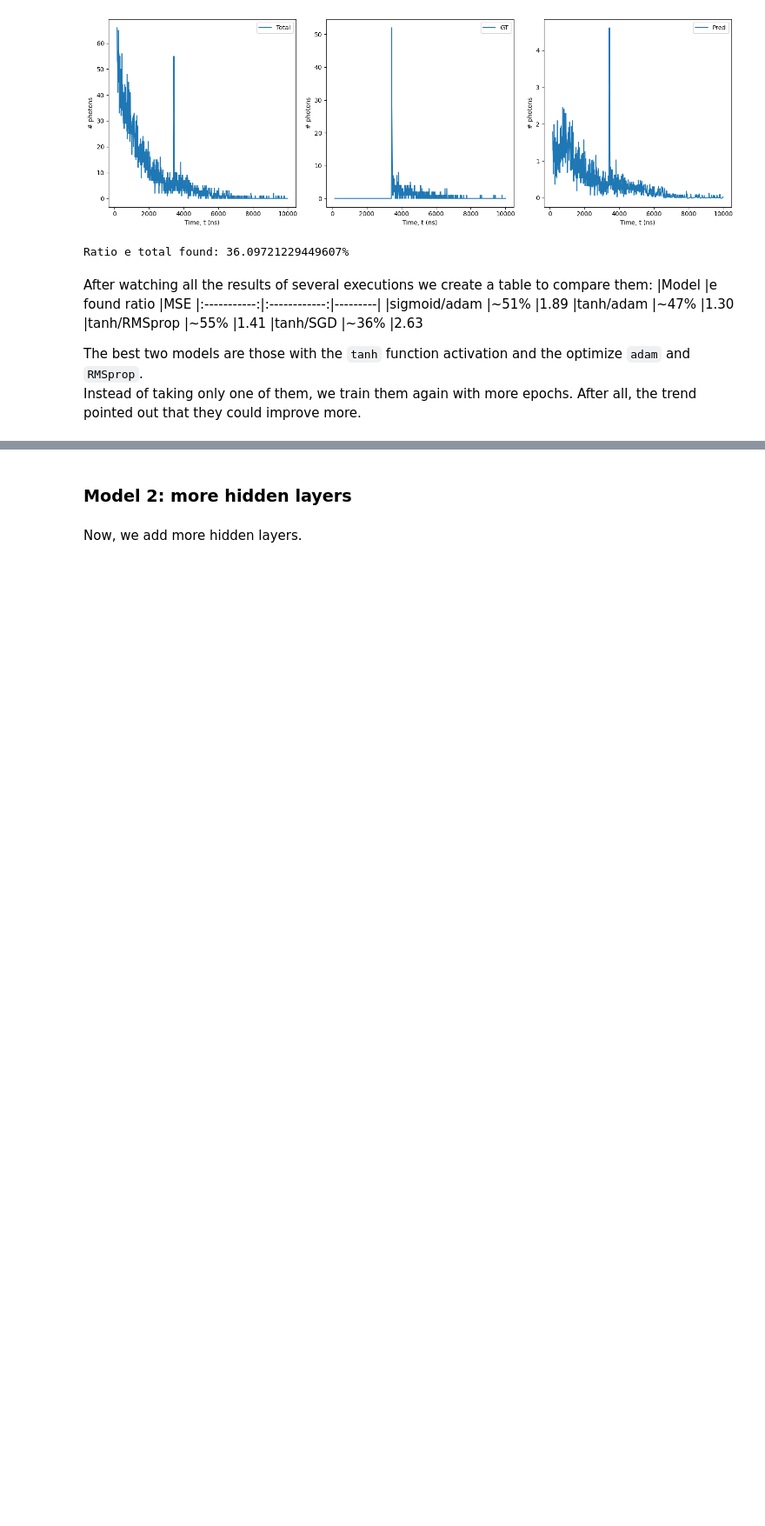
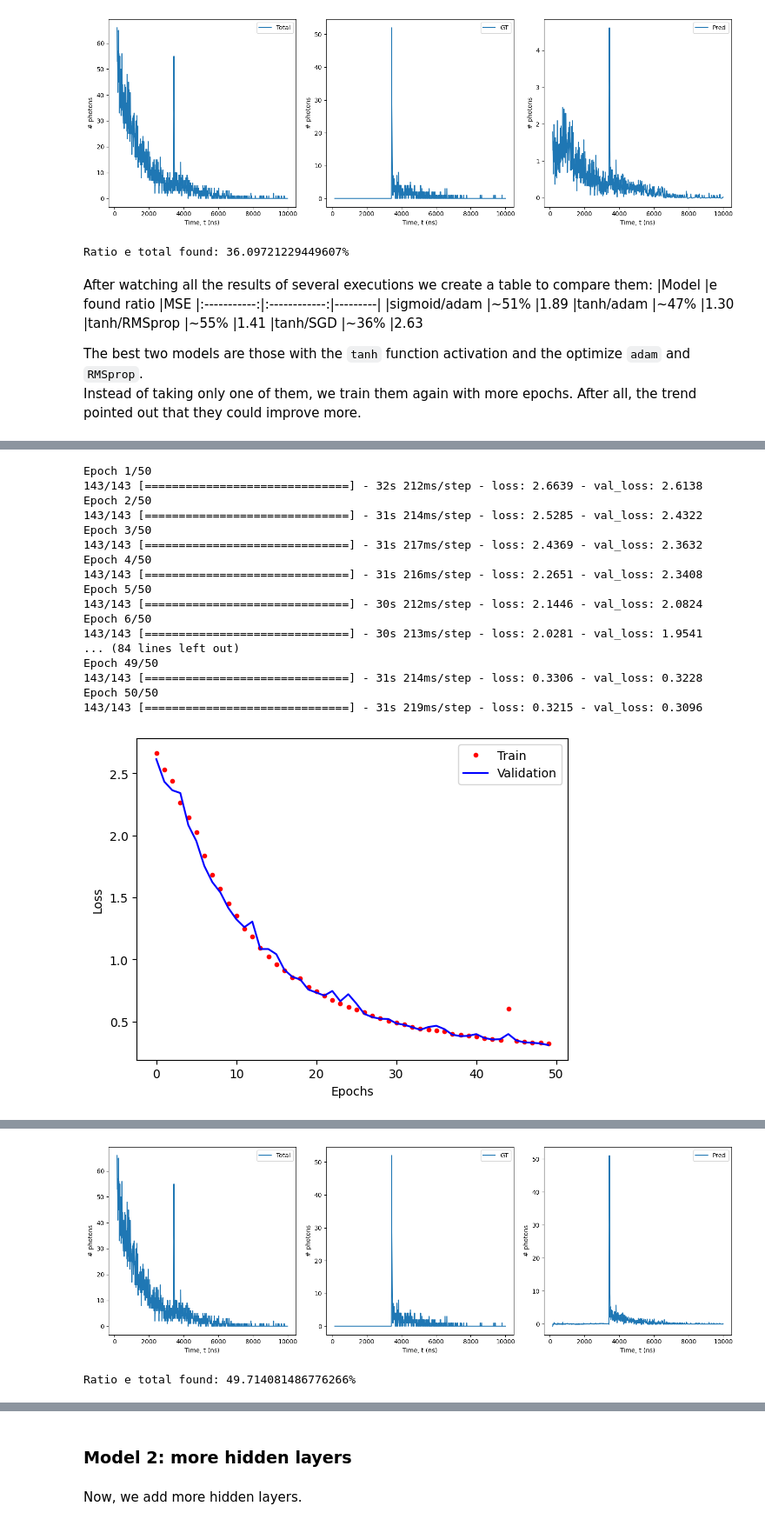
Before and after one commit to JaviGamero/LArTPC_Calibration, a Jupyter notebook: scripts/python/signalDecompose/DL_Algorithms.ipynb, the cells around one changed output, grey strips where cells are left out. Shown at 87% size. Saved outputs shown, nothing was run; the diff lists cells and outputs as text; code cells hidden in the pictures; blank space fills up the shorter version.

```diff
--- a/scripts/python/signalDecompose/DL_Algorithms.ipynb
+++ b/scripts/python/signalDecompose/DL_Algorithms.ipynb
@@ -558,12 +596,34 @@ all, the trend pointed out that they could improve more.
 # %%
+callback = EarlyStopping(monitor='loss', patience=5, restore_best_weights=True,
+                         mode='auto')
+
 model = model_SimpleBidirectional(n_hidden_layers=1,
                                   n_neurons=[64],
                                   activation=['tanh'],
                                   timesteps=timesteps,
                                   features=features)
 
-model.compile(optimizer='adam', loss='mean_squared_error')
+model.compile(optimizer='RMSprop', loss='mean_squared_error')
 history = model.fit(X_train, y_train, batch_size=32, epochs=50,
-                    validation_split=0.3)
+                    validation_split=0.3, callbacks=callback)
 
 testModel(model, history, X_test, y_test)
+# %% [output]
+Epoch 1/50
+143/143 [==============================] - 32s 212ms/step - loss: 2.6639 - val_loss: 2.6138
+Epoch 2/50
+143/143 [==============================] - 31s 214ms/step - loss: 2.5285 - val_loss: 2.4322
+Epoch 3/50
+143/143 [==============================] - 31s 217ms/step - loss: 2.4369 - val_loss: 2.3632
+Epoch 4/50
+143/143 [==============================] - 31s 216ms/step - loss: 2.2651 - val_loss: 2.3408
+Epoch 5/50
+143/143 [==============================] - 30s 212ms/step - loss: 2.1446 - val_loss: 2.0824
+Epoch 6/50
+143/143 [==============================] - 30s 213ms/step - loss: 2.0281 - val_loss: 1.9541
+... (84 lines left out)
+Epoch 49/50
+143/143 [==============================] - 31s 214ms/step - loss: 0.3306 - val_loss: 0.3228
+Epoch 50/50
+143/143 [==============================] - 31s 219ms/step - loss: 0.3215 - val_loss: 0.3096
+[figure, added]
@@ -569,0 +631,2 @@ testModel(model, history, X_test, y_test)
+[figure, added]
+Ratio e total found: 49.714081486776266%
```
Also changed, not shown: parts of 10 cells of this notebook, 1 other file.
